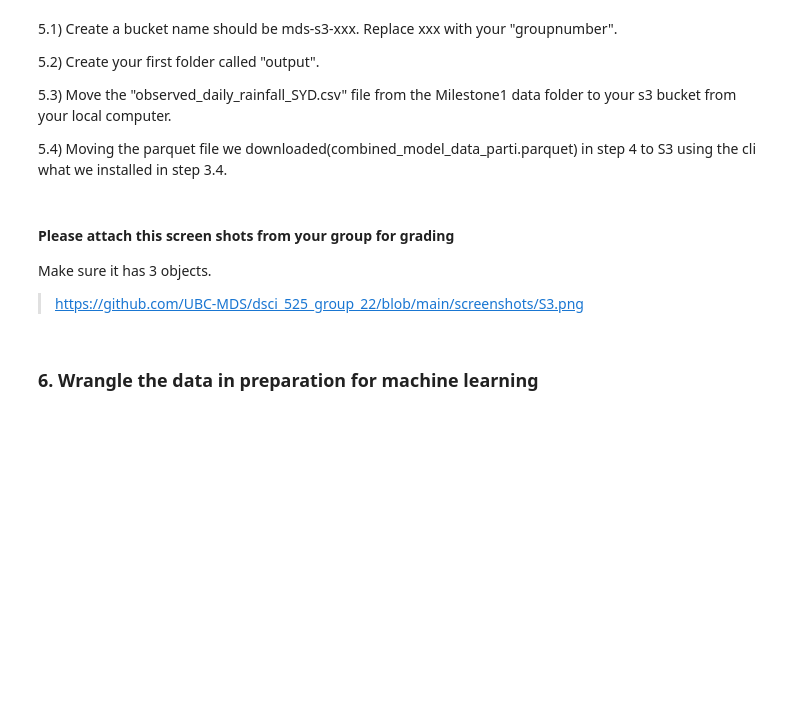
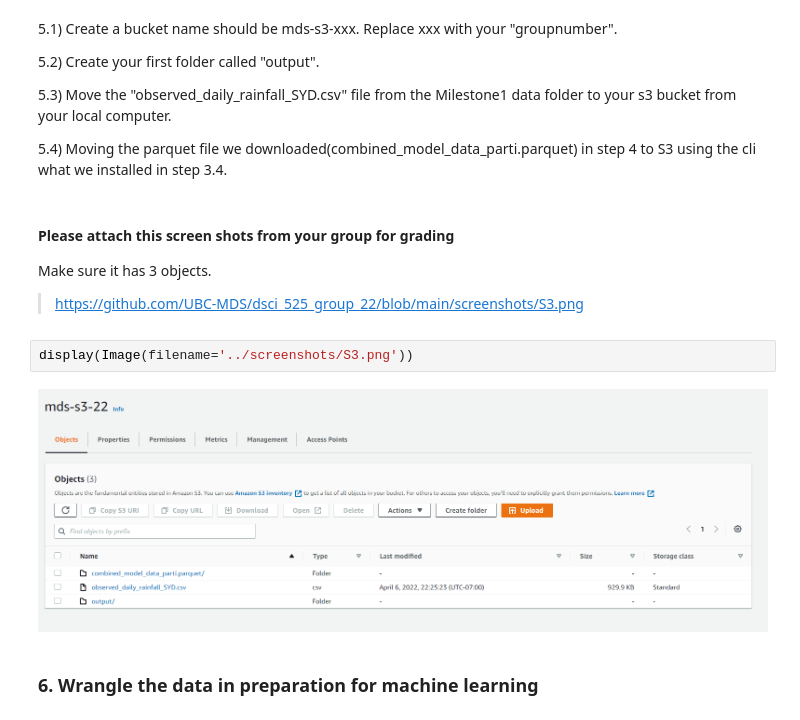
Before and after one commit to UBC-MDS/dsci_525_group_22, a Jupyter notebook: notebooks/Milestone2.ipynb, the cells around one changed output. Drawn from its saved outputs; the diff is of its cells as text; blank space fills up the shorter version.

```diff
--- a/notebooks/Milestone2.ipynb
+++ b/notebooks/Milestone2.ipynb
@@ -153,6 +166,10 @@ rubric={correctness:20}
 Make sure it has 3 objects.
 
 > https://github.com/UBC-MDS/dsci_525_group_22/blob/main/screenshots/S3.png
+# %%
+display(Image(filename='../screenshots/S3.png'))
+# %% [output]
+[figure, added]
 # %% [markdown]
 ### 6. Wrangle the data in preparation for machine learning
 # %% [markdown]
```
Also changed, not shown: parts of 6 cells of this notebook, 1 other file.
